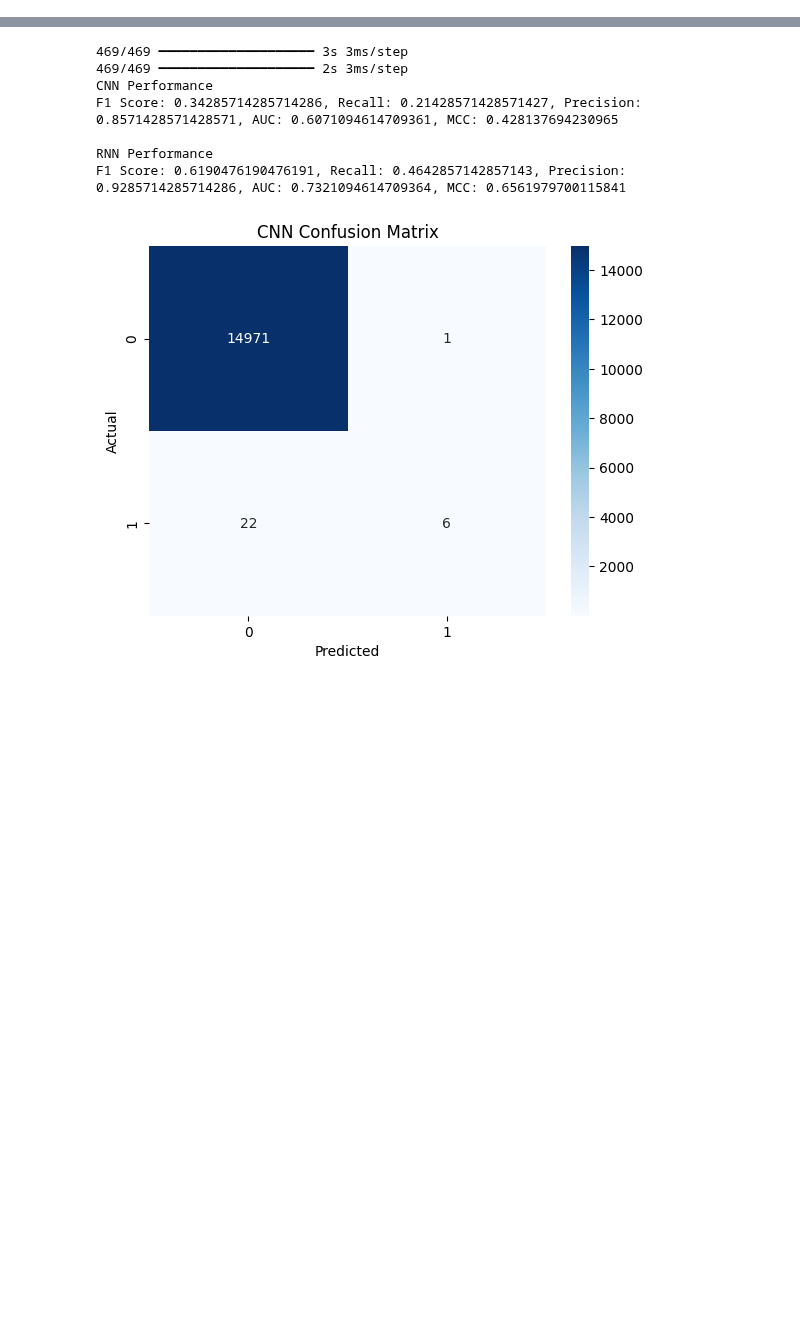
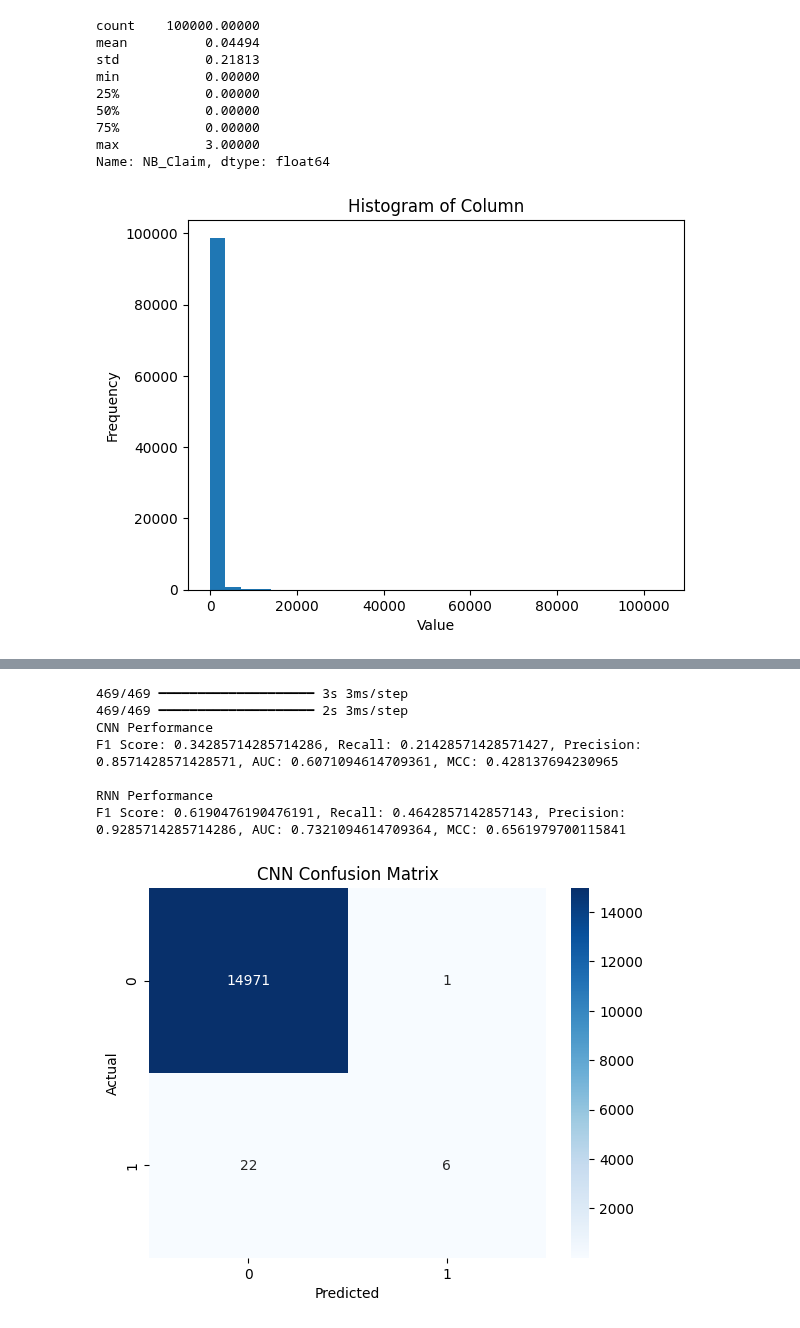
Before and after one commit to fjadidi2001/DataScienceJourney, a Jupyter notebook: Untitled0.ipynb, the cells around one changed output, grey strips where cells are left out. Saved outputs shown, nothing was run; the diff lists cells and outputs as text; code cells hidden in the pictures; blank space fills up the shorter version.

```diff
--- a/Untitled0.ipynb
+++ b/Untitled0.ipynb
@@ -3,40 +3,58 @@
 # %%
 import pandas as pd
 import numpy as np
 from sklearn.model_selection import train_test_split
 from sklearn.metrics import confusion_matrix, f1_score, recall_score, precision_score, roc_auc_score, matthews_corrcoef
 from sklearn.preprocessing import StandardScaler, OneHotEncoder
 from tensorflow.keras.models import Sequential
 from tensorflow.keras.layers import Dense, Conv1D, MaxPooling1D, Flatten, LSTM, Dropout
 from tensorflow.keras.utils import plot_model
 import matplotlib.pyplot as plt
 import seaborn as sns
 
 # Load dataset
 df = pd.read_csv('telematics_syn.csv')
+# print(df.head())
+print(df['NB_Claim'].describe())
+# Histogram
+plt.hist(df['AMT_Claim'], bins=30)
+plt.title('Histogram of Column')
+plt.xlabel('Value')
+plt.ylabel('Frequency')
+plt.show()
+# # Creating the 'ClaimYN' column
+# df['ClaimYN'] = np.where((df['NB_Claim'] > 1) & (df['AMT_Claim'] > 1000), 1, 0)
 
-# Creating the 'ClaimYN' column
-df['ClaimYN'] = np.where((df['NB_Claim'] > 1) & (df['AMT_Claim'] > 1000), 1, 0)
+# # Identify categorical columns
+# categorical_cols = ['Insured.sex', 'Marital', 'Car.use', 'Region']
 
-# Identify categorical columns
-categorical_cols = ['Insured.sex', 'Marital', 'Car.use', 'Region']
+# # Perform one-hot encoding on categorical columns
+# df = pd.get_dummies(df, columns=categorical_cols, drop_first=True)
 
-# Perform one-hot encoding on categorical columns
-df = pd.get_dummies(df, columns=categorical_cols, drop_first=True)
+# # Dropping 'NB_Claim' and 'AMT_Claim' from features
+# X = df.drop(columns=['NB_Claim', 'AMT_Claim', 'ClaimYN'])
+# y = df['ClaimYN']
 
-# Dropping 'NB_Claim' and 'AMT_Claim' from features
-X = df.drop(columns=['NB_Claim', 'AMT_Claim', 'ClaimYN'])
-y = df['ClaimYN']
+# # Splitting the dataset
+# X_train, X_temp, y_train, y_temp = train_test_split(X, y, test_size=0.3, random_state=42)
+# X_val, X_test, y_val, y_test = train_test_split(X_temp, y_temp, test_size=0.5, random_state=42)
 
-# Splitting the dataset
-X_train, X_temp, y_train, y_temp = train_test_split(X, y, test_size=0.3, random_state=42)
-X_val, X_test, y_val, y_test = train_test_split(X_temp, y_temp, test_size=0.5, random_state=42)
-
-# Standardizing the data
-scaler = StandardScaler()
-X_train = scaler.fit_transform(X_train)
-X_val = scaler.transform(X_val)
-X_test = scaler.transform(X_test)
+# # Standardizing the data
+# scaler = StandardScaler()
+# X_train = scaler.fit_transform(X_train)
+# X_val = scaler.transform(X_val)
+# X_test = scaler.transform(X_test)
+# %% [output]
+count    100000.00000
+mean          0.04494
+std           0.21813
+min           0.00000
+25%           0.00000
+50%           0.00000
+75%           0.00000
+max           3.00000
+Name: NB_Claim, dtype: float64
+[figure, added]
 # %%
 # Reshape data for CNN
 X_train_cnn = X_train.reshape(X_train.shape[0], X_train.shape[1], 1)
```
Also changed, not shown: parts of 16 cells of this notebook.
